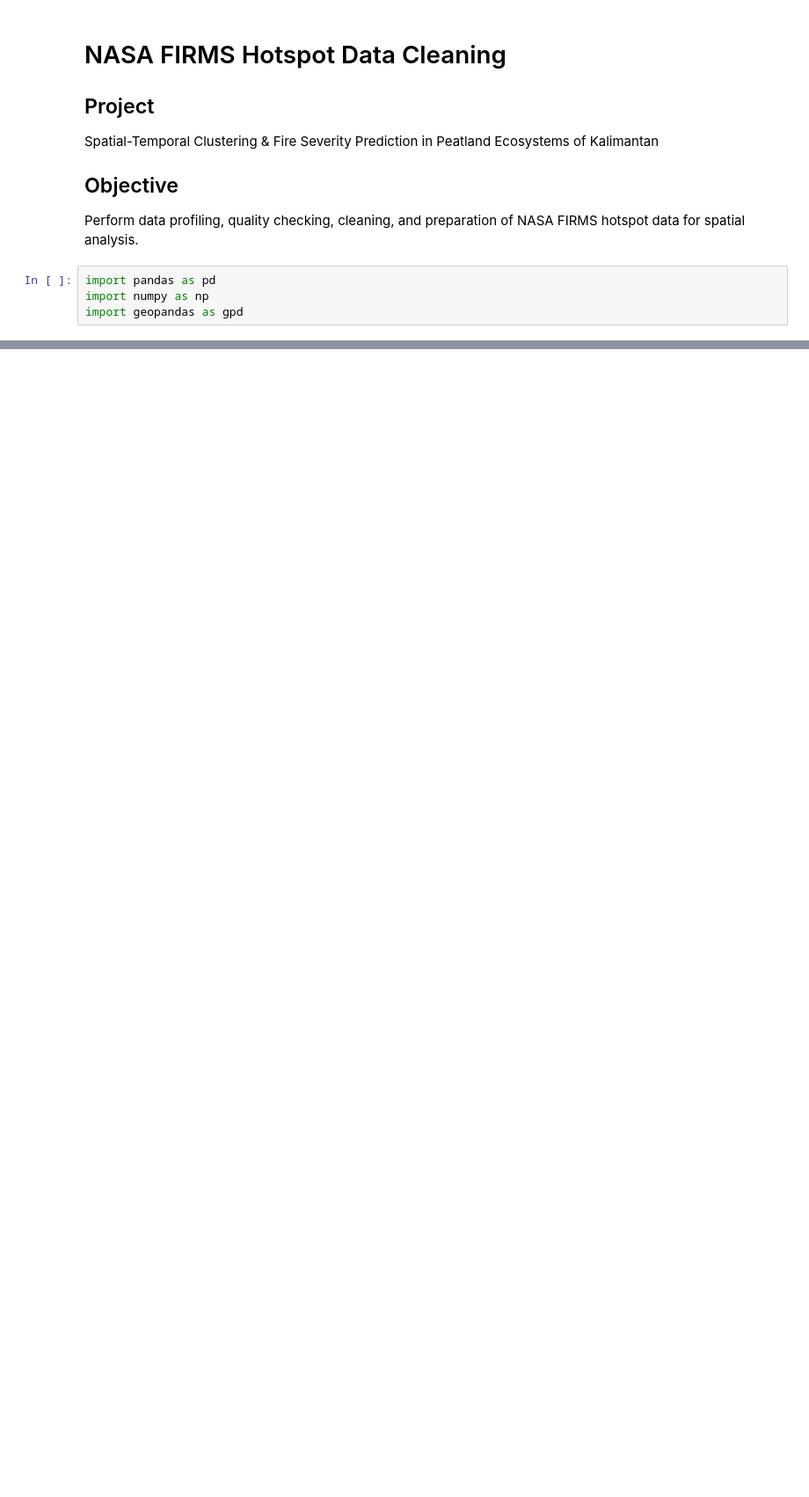
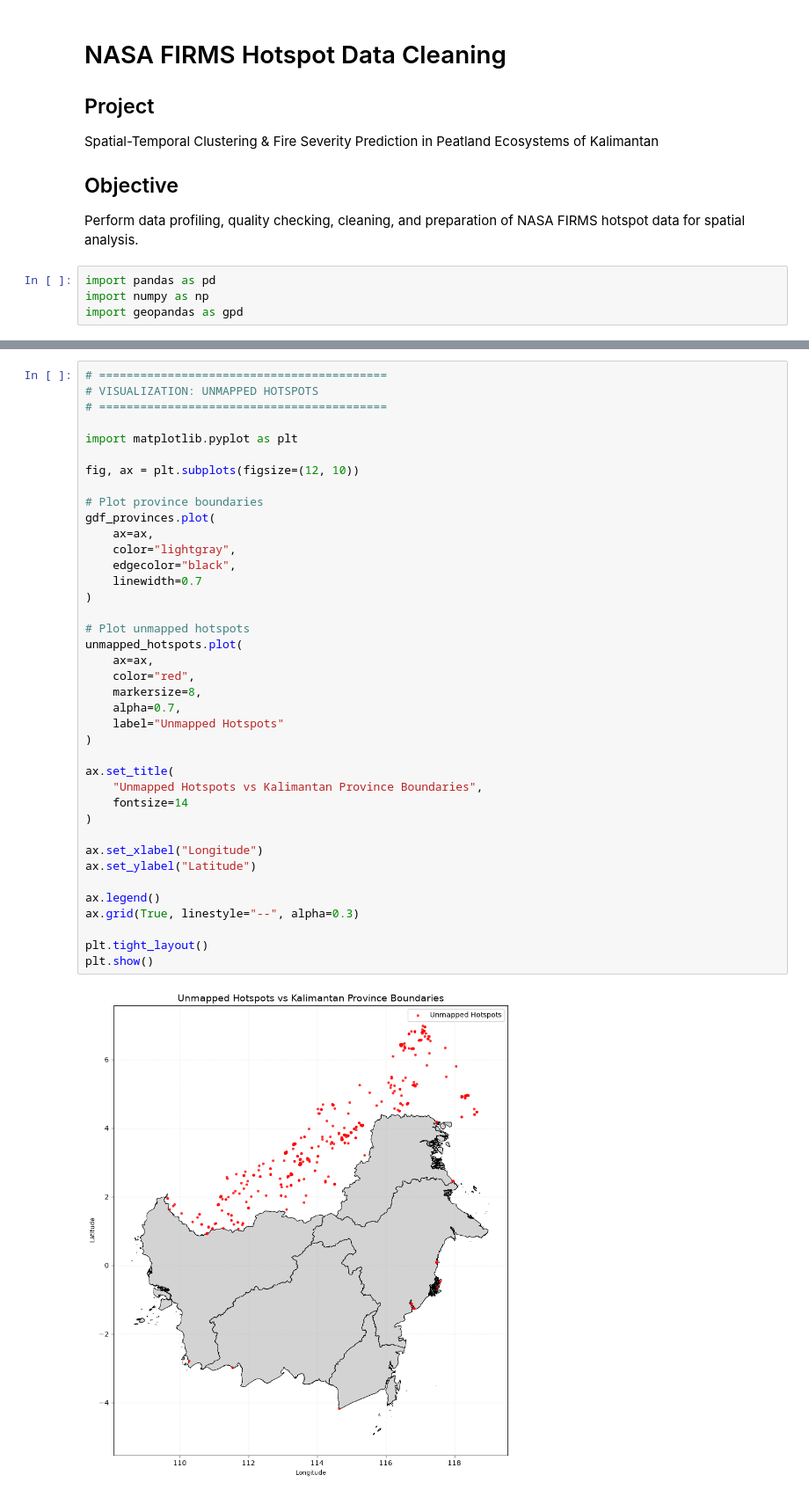
Before and after one commit to silitnop/karhutla-spatial-temporal-analysis, a Jupyter notebook: data_engineering/transformation/hotspots_cleaning.ipynb, the cells around one changed output, grey strips where cells are left out. Shown at 88% size. Saved outputs shown, nothing was run; the diff lists cells and outputs as text; blank space fills up the shorter version.

```diff
--- a/data_engineering/transformation/hotspots_cleaning.ipynb
+++ b/data_engineering/transformation/hotspots_cleaning.ipynb
@@ -33,0 +550,41 @@ df.describe()
+# %%
+# ==========================================
+# VISUALIZATION: UNMAPPED HOTSPOTS
+# ==========================================
+
+import matplotlib.pyplot as plt
+
+fig, ax = plt.subplots(figsize=(12, 10))
+
+# Plot province boundaries
+gdf_provinces.plot(
+    ax=ax,
+    color="lightgray",
+    edgecolor="black",
+    linewidth=0.7
+)
+
+# Plot unmapped hotspots
+unmapped_hotspots.plot(
+    ax=ax,
+    color="red",
+    markersize=8,
+    alpha=0.7,
+    label="Unmapped Hotspots"
+)
+
+ax.set_title(
+    "Unmapped Hotspots vs Kalimantan Province Boundaries",
+    fontsize=14
+)
+
+ax.set_xlabel("Longitude")
+ax.set_ylabel("Latitude")
+
+ax.legend()
+ax.grid(True, linestyle="--", alpha=0.3)
+
+plt.tight_layout()
+plt.show()
+# %% [output]
+[figure, added]
```
Also changed, not shown: parts of 24 cells of this notebook, 10 other files.
